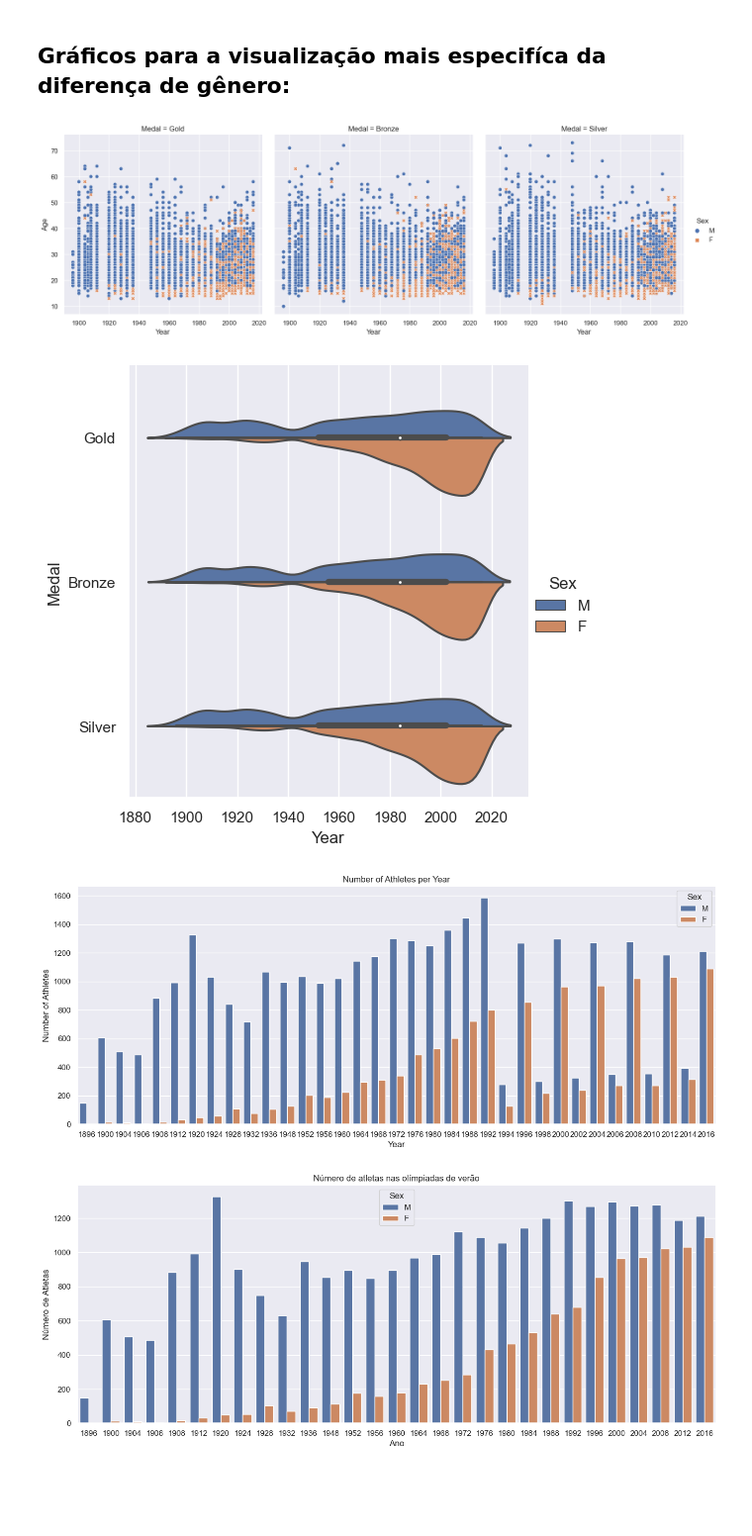
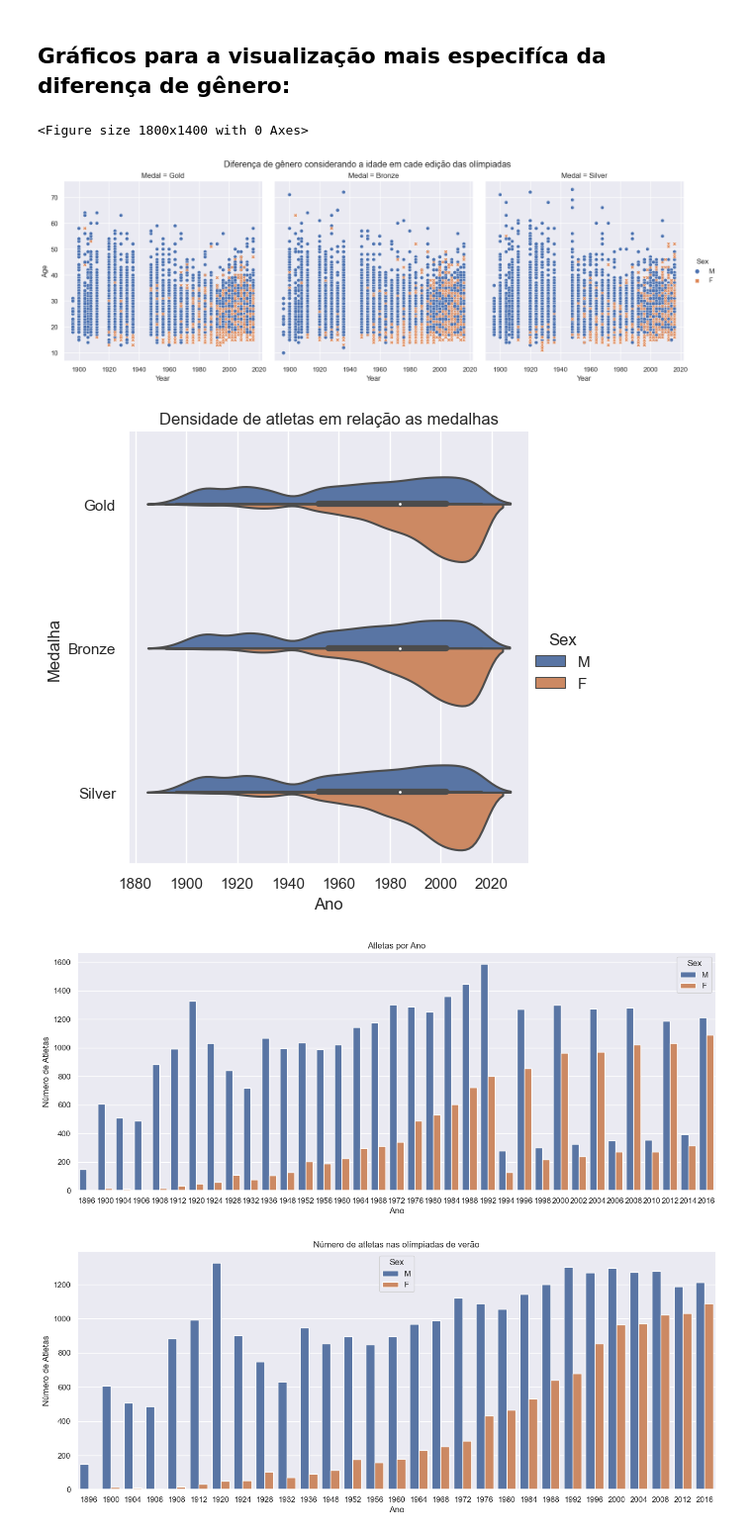
Before and after one commit to dnlfrozi/Projetinho-de-Limpeza, a Jupyter notebook: análise.ipynb, the cells around one changed output. Shown at 99% size. Cells and saved outputs as stored; diff of their text form; code cells hidden in the pictures; blank space fills up the shorter version.

```diff
--- a/análise.ipynb
+++ b/análise.ipynb
@@ -266,25 +269,30 @@ No geral, a utilização desses gráficos ajudou a reforçar a visaulização da
 # %% [markdown]
 ## Gráficos para a visualização mais especifíca da diferença de gênero:
 # %%
-sns.set_theme()
-sns.relplot(data= df_oly, x= "Year", y="Age" , col= "Medal", hue= "Sex", style= "Sex")
+plt.figure(figsize=(18,14))
+g=sns.relplot(data= df_oly, x= "Year", y="Age" , col= "Medal", hue= "Sex", style= "Sex")
+g.fig.suptitle("Diferença de gênero considerando a idade em cade edição das olímpiadas", x= 0.48, y=1.02)
 plt.show()
 # %% [output]
+<Figure size 1800x1400 with 0 Axes>
-[figure, old version]
+[figure, new version]
 # %%
 sns.catplot(data= df_oly, kind='violin', x= 'Year', y= "Medal", hue= "Sex", split= True)
+plt.ylabel("Medalha")
+plt.xlabel("Ano")
+plt.title("Densidade de atletas em relação as medalhas")
 plt.show()
 # %% [output]
-[figure, old version]
+[figure, new version]
 # %%
 plt.figure(figsize = (16,6))
 sns.countplot(x = "Year", data = df_oly, hue = 'Sex')
-plt.ylabel("Number of Athletes")
-plt.xlabel("Year")
-plt.title("Number of Athletes per Year")
+plt.ylabel("Número de Atletas")
+plt.xlabel("Ano")
+plt.title("Atletas por Ano")
 plt.show()
 # %% [output]
-[figure, old version]
+[figure, new version]
 # %%
 df_summer= df_oly.loc[df_oly['Season'] == 'Summer']
 plt.figure(figsize = (16,6))
```
Also changed, not shown: parts of 6 cells of this notebook.
